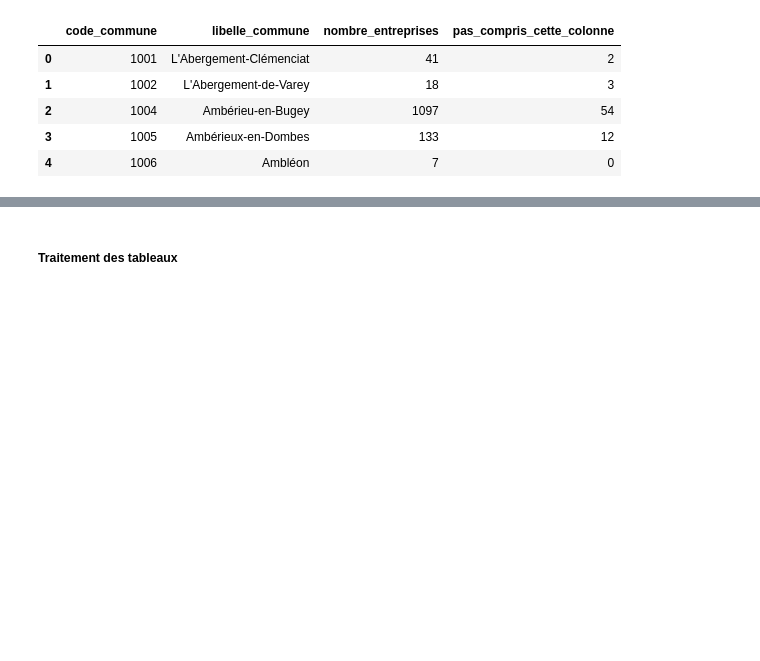
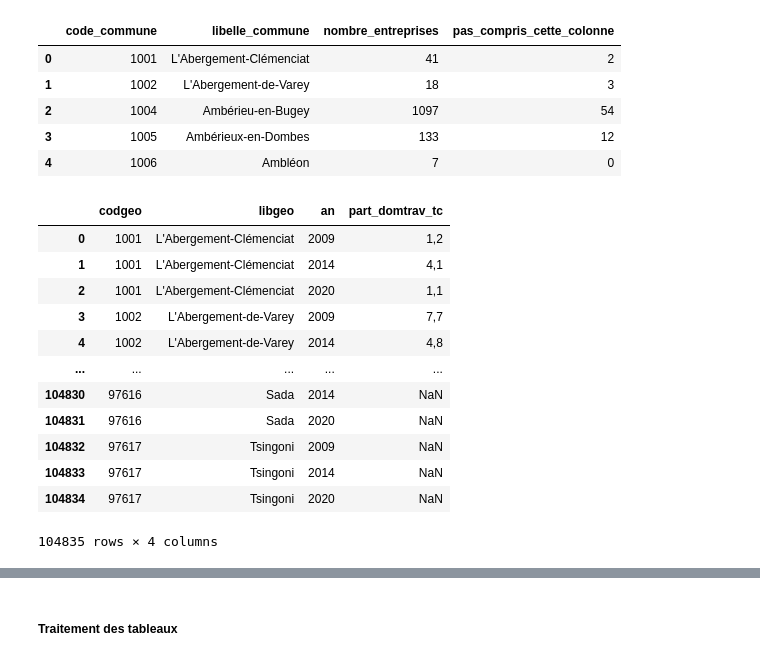
Before and after one commit to tgarnier067/Projet-Python-2023, a Jupyter notebook: Notebook_unique_a_renommer.ipynb, the cells around one changed output, grey strips where cells are left out. Drawn from its saved outputs; the diff is of its cells as text; code cells hidden in the pictures; blank space fills up the shorter version.

```diff
--- a/Notebook_unique_a_renommer.ipynb
+++ b/Notebook_unique_a_renommer.ipynb
@@ -453,3 +476,19 @@ table_nb_entr_com.head()
 | 2 | 1004 | Ambérieu-en-Bugey | 1097 | 54 |
 | 3 | 1005 | Ambérieux-en-Dombes | 133 | 12 |
 | 4 | 1006 | Ambléon | 7 | 0 |
+# %%
+table_dep_domtrav_tc
+# %% [output]
+|  | codgeo | libgeo | an | part_domtrav_tc |
+| 0 | 1001 | L'Abergement-Clémenciat | 2009 | 1,2 |
+| 1 | 1001 | L'Abergement-Clémenciat | 2014 | 4,1 |
+| 2 | 1001 | L'Abergement-Clémenciat | 2020 | 1,1 |
+| 3 | 1002 | L'Abergement-de-Varey | 2009 | 7,7 |
+| 4 | 1002 | L'Abergement-de-Varey | 2014 | 4,8 |
+| ... | ... | ... | ... | ... |
+| 104830 | 97616 | Sada | 2014 | NaN |
+| 104831 | 97616 | Sada | 2020 | NaN |
+| 104832 | 97617 | Tsingoni | 2009 | NaN |
+| 104833 | 97617 | Tsingoni | 2014 | NaN |
+| 104834 | 97617 | Tsingoni | 2020 | NaN |
+104835 rows × 4 columns
```
Also changed, not shown: parts of 9 cells of this notebook, 1 other file.
